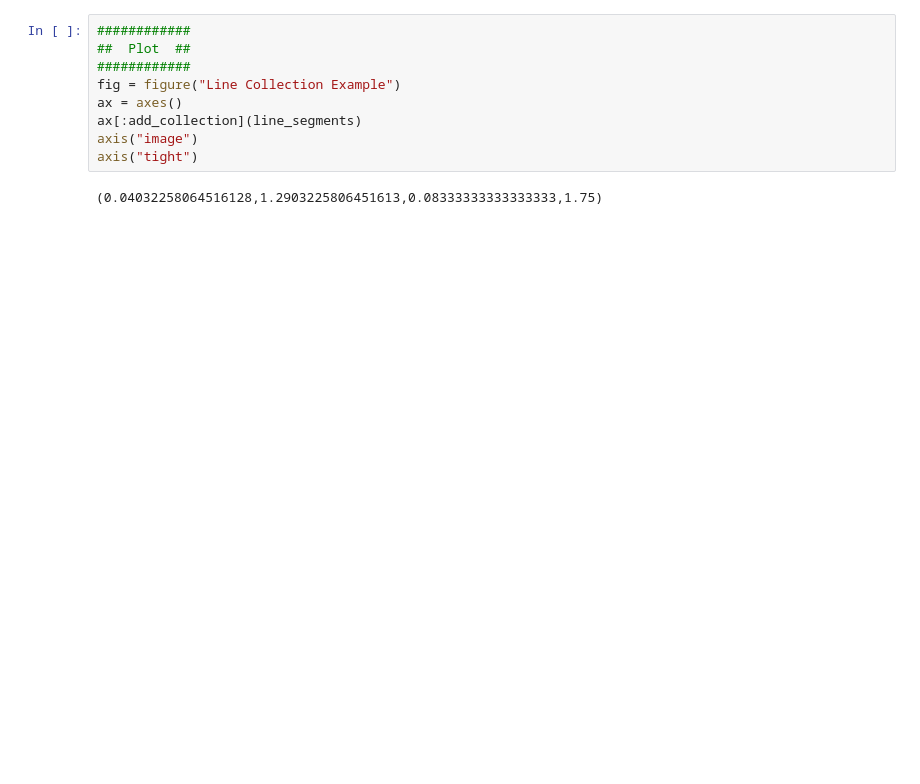
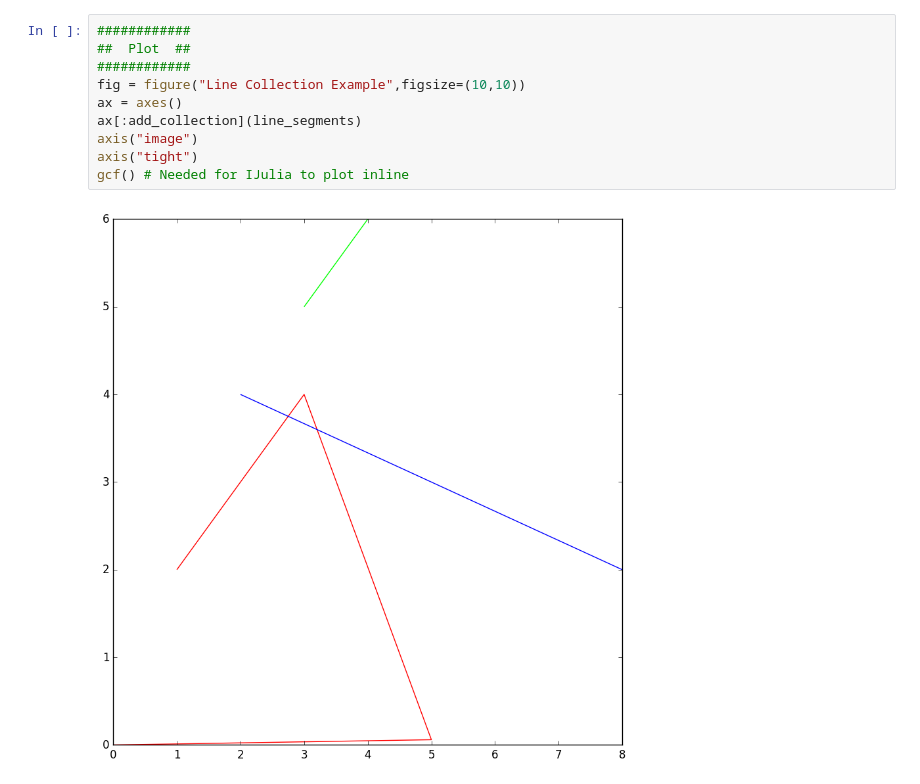
Before and after one commit to gizmaa/Julia_Examples, a Jupyter notebook: pyplot_linecollection.ipynb, the cells around one changed output. Drawn from its saved outputs; the diff is of its cells as text; blank space fills up the shorter version.

```diff
--- a/pyplot_linecollection.ipynb
+++ b/pyplot_linecollection.ipynb
@@ -46,11 +44,12 @@ PyObject <matplotlib.collections.LineCollection object at 0x...>
 # %%
 ############
 ##  Plot  ##
 ############
-fig = figure("Line Collection Example")
+fig = figure("Line Collection Example",figsize=(10,10))
 ax = axes()
 ax[:add_collection](line_segments)
 axis("image")
 axis("tight")
+gcf() # Needed for IJulia to plot inline
 # %% [output]
-(0.04032258064516128,1.2903225806451613,0.08333333333333333,1.75)
+[figure, added]
```
Also changed, not shown: parts of 1 cell of this notebook, 34 other files.
